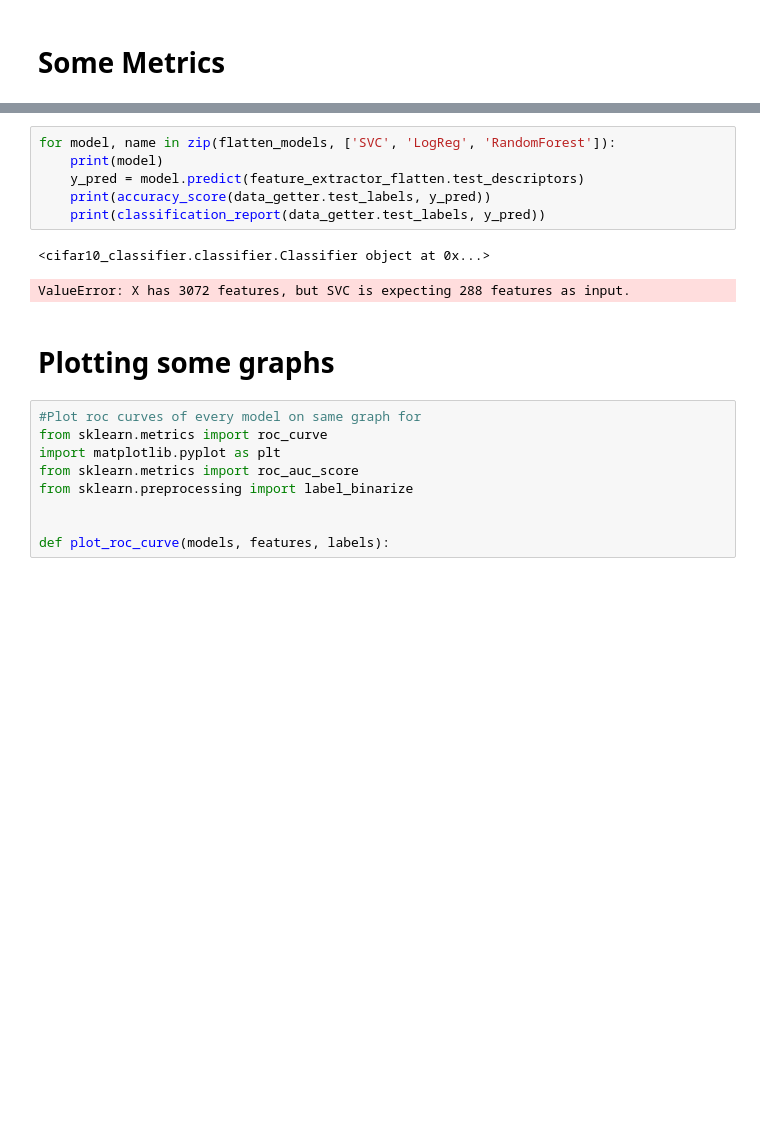
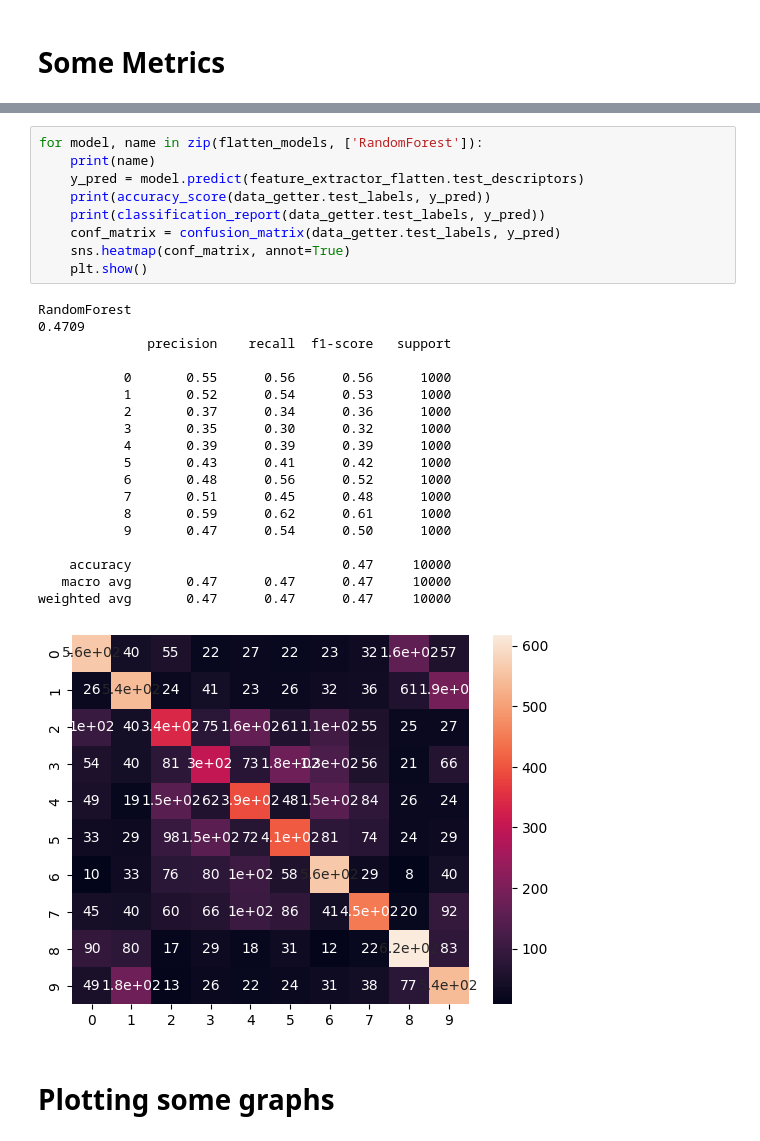
Before and after one commit to HeyMaui/MLRF_PROJECT, a Jupyter notebook: notebooks/demo.ipynb, the cells around one changed output, grey strips where cells are left out. Drawn from its saved outputs; the diff is of its cells as text; blank space fills up the shorter version.

```diff
--- a/notebooks/demo.ipynb
+++ b/notebooks/demo.ipynb
@@ -161,20 +274,31 @@ for model, name in zip(SIFT_models, ['SVC', 'LogReg', 'RandomForest']):
 # %%
-for model, name in zip(flatten_models, ['SVC', 'LogReg', 'RandomForest']):
-    print(model)
+for model, name in zip(flatten_models, ['RandomForest']):
+    print(name)
     y_pred = model.predict(feature_extractor_flatten.test_descriptors)
     print(accuracy_score(data_getter.test_labels, y_pred))
     print(classification_report(data_getter.test_labels, y_pred))
+    conf_matrix = confusion_matrix(data_getter.test_labels, y_pred)
+    sns.heatmap(conf_matrix, annot=True)
+    plt.show()
 # %% [output]
-<cifar10_classifier.classifier.Classifier object at 0x...>
+RandomForest
+0.4709
+              precision    recall  f1-score   support
+
+           0       0.55      0.56      0.56      1000
+           1       0.52      0.54      0.53      1000
+           2       0.37      0.34      0.36      1000
+           3       0.35      0.30      0.32      1000
+           4       0.39      0.39      0.39      1000
+           5       0.43      0.41      0.42      1000
+           6       0.48      0.56      0.52      1000
+           7       0.51      0.45      0.48      1000
+           8       0.59      0.62      0.61      1000
+           9       0.47      0.54      0.50      1000
+
+    accuracy                           0.47     10000
+   macro avg       0.47      0.47      0.47     10000
+weighted avg       0.47      0.47      0.47     10000
-ValueError: X has 3072 features, but SVC is expecting 288 features as input.
+[figure, added]
 # %% [markdown]
 # Plotting some graphs
-# %%
-#Plot roc curves of every model on same graph for
-from sklearn.metrics import roc_curve
-import matplotlib.pyplot as plt
-from sklearn.metrics import roc_auc_score
-from sklearn.preprocessing import label_binarize
-
-
-def plot_roc_curve(models, features, labels):
```
Also changed, not shown: parts of 15 cells of this notebook, 6 other files.
